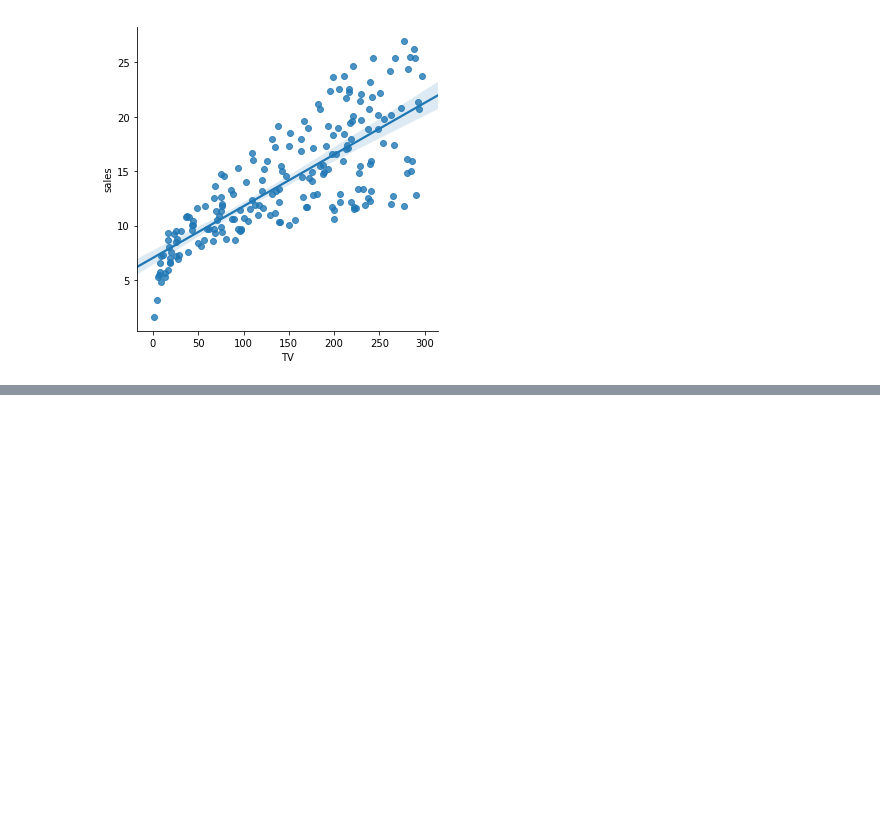
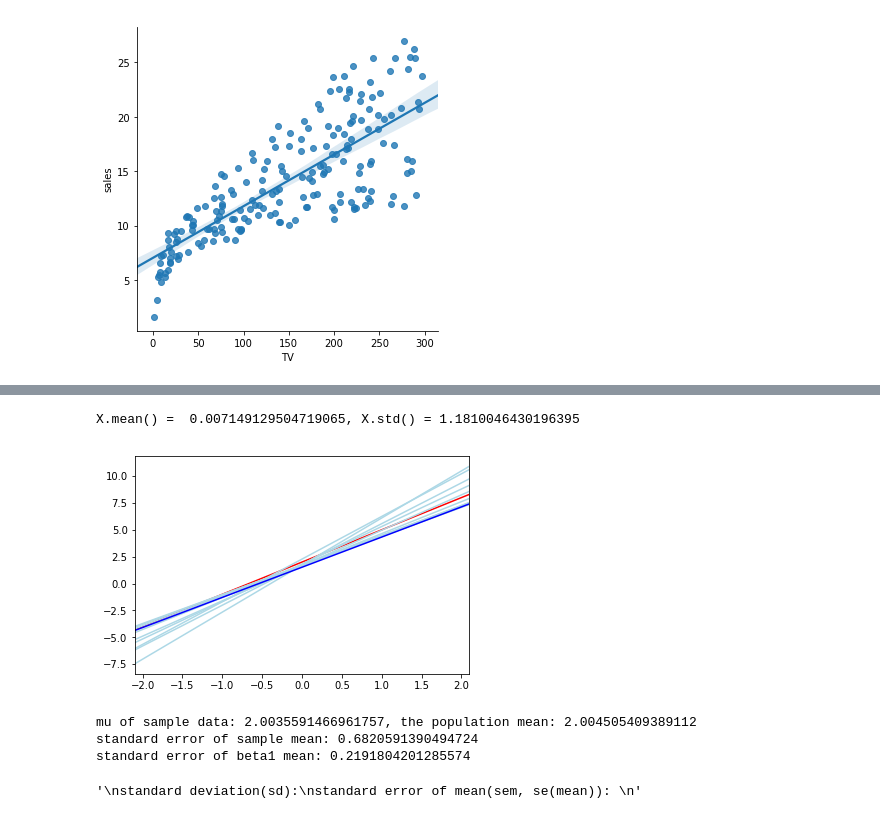
Before and after one commit to wangbinyq/personal-wiki, a Jupyter notebook: cs229/islr/linear regression.ipynb, the cells around one changed output, grey strips where cells are left out. Drawn from its saved outputs; the diff is of its cells as text; code cells hidden in the pictures; blank space fills up the shorter version.

```diff
--- a/cs229/islr/linear regression.ipynb
+++ b/cs229/islr/linear regression.ipynb
@@ -67,0 +108,69 @@ Text(0,0.5,'$\\beta_{1}$')
+# %%
+size = 100
+X = np.linspace(-2.1, 2.1, 100)
+y = 2 + 3 * X
+
+plt.xlim(-2.1, 2.1)
+plt.plot(X, y, c='r')
+
+X = np.random.uniform(-2, 2, (size, 1))
+y = 2 + 3 * X + np.random.normal(0, 3, (size, 1))
+
+for size in np.arange(10, 101, 10):
+    regr.fit(X[:size, :], y[:size])
+    X_pred = np.linspace(-2.1, 2.1, 100)
+    y_pred = regr.predict(X_pred[:, np.newaxis])
+    plt.plot(X_pred, y_pred, c = 'b' if size == 100 else 'lightblue')
+# %% [output]
+X.mean() =  0.007149129504719065, X.std() = 1.1810046430196395
+[figure, added]
+# %%
+'''
+Y = 2 + 3X + e
+suppose that we are interested in knowing
+the population mean μ of some random variable Y.
+
+Unfortunately, μ is unknown, but we do have access
+to n observations from Y , which we can
+write as y1,...,yn, and which we can use to estimate μ.
+
+A reasonable estimate is ˆμ = ¯y, where ¯y is the sample mean.
+
+That sample mean is not population mean, but in general
+the sample mean can will provide a good esimate of
+the population mean.
+
+It is same to the unknown coefficients β0 and β1 in linear regression.
+We seek to estimate these unknown coefficients using βˆ0 and βˆ1 given in (3.4).
+'''
+
+sample_size = 100
+sample_pre_size = 50
+
+beta0 = np.zeros(sample_size)
+beta1 = np.zeros(sample_size)
+sample_mean = np.zeros(sample_size)
+sample_std = np.zeros(sample_size)
+population_mean = np.zeros(sample_size)
+for i in range(sample_size):
+
+    X = np.random.uniform(-2, 2, (sample_pre_size, 1))
+    y_acc = 2 + 3 * X
+    y = y_acc + np.random.normal(0, 3, (sample_pre_size, 1))
+
+    regr.fit(X, y)
+
+    beta0[0] = regr.intercept_[0]
+    beta1[0] = regr.coef_[0][0]
+    sample_mean[i] = y.mean()
+    sample_std[i] = y.std()
+    population_mean[i] = y_acc.mean()
+
+print(f'mu of sample data: {sample_mean.mean()}, the population mean: {population_mean.mean()}')
+print(f'standard error of sample mean: {sample_mean.std()}')
+print(f'standard error of beta1 mean: {beta1.std()}')
+# %% [output]
+mu of sample data: 2.0035591466961757, the population mean: 2.004505409389112
+standard error of sample mean: 0.6820591390494724
+standard error of beta1 mean: 0.2191804201285574
+'\nstandard deviation(sd):\nstandard error of mean(sem, se(mean)): \n'
```
Also changed, not shown: parts of 4 cells of this notebook.
